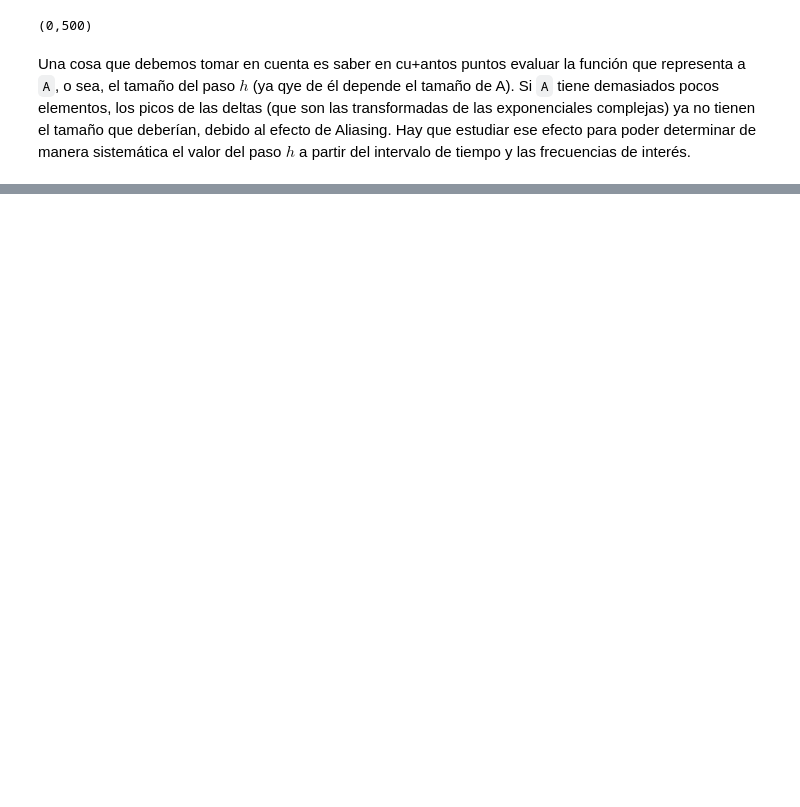
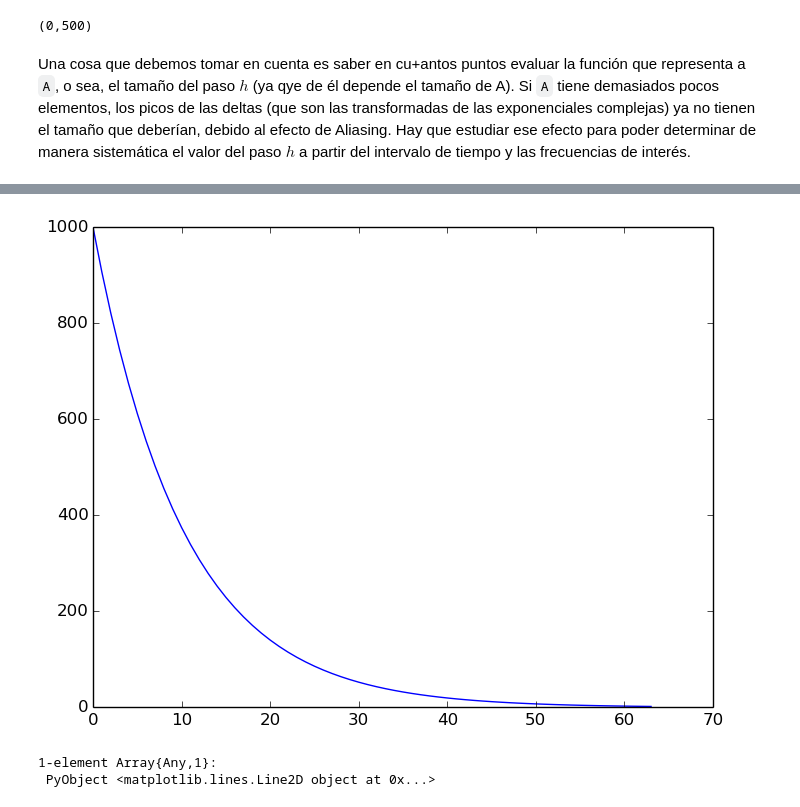
Before and after one commit to carlosmvillegasb/ProyectoFinal, a Jupyter notebook: ProyectoFourier_Granados-Villegas.ipynb, the cells around one changed output, grey strips where cells are left out. Saved outputs shown, nothing was run; the diff lists cells and outputs as text; code cells hidden in the pictures; blank space fills up the shorter version.

```diff
--- a/ProyectoFourier_Granados-Villegas.ipynb
+++ b/ProyectoFourier_Granados-Villegas.ipynb
@@ -56,0 +73,6 @@ djsfñlkajskldf
+# %%
+t_0 = 0; t_f = 1; M = 10; N = 64;
+h = 2*pi/N;
+x = 0:h:2*pi-h
+#u0 = 1./(1 + sin(x/2).^2)
+u0=1000*exp(-x)
@@ -56,0 +97,6 @@ djsfñlkajskldf
+# %%
+plot(u0)
+# %% [output]
+[figure, added]
+1-element Array{Any,1}:
+ PyObject <matplotlib.lines.Line2D object at 0x...>
```
Also changed, not shown: parts of 10 cells of this notebook.
